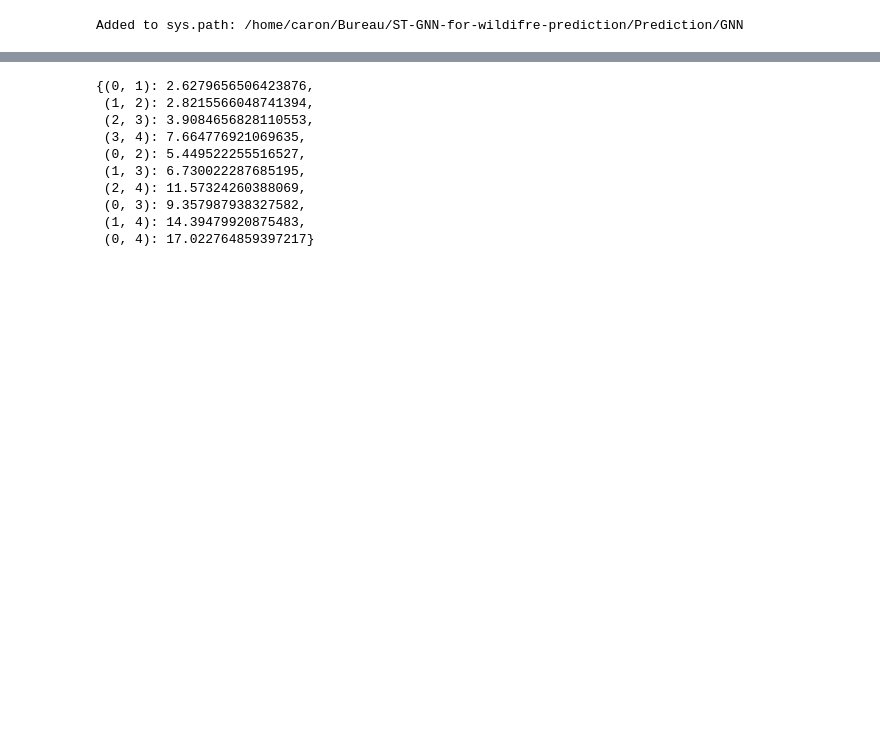
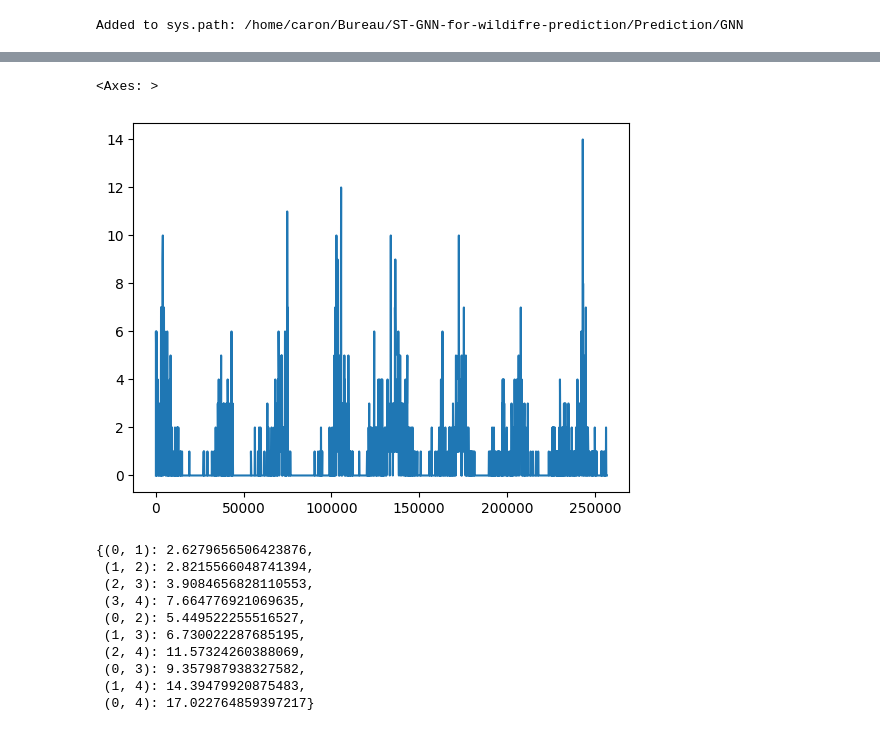
Before and after one commit to NicolasCaronPro/ST-GNN-for-wildifre-prediction, a Jupyter notebook: Prediction/risk_evaluation_bdiff.ipynb, the cells around one changed output, grey strips where cells are left out. Drawn from its saved outputs; the diff is of its cells as text; code cells hidden in the pictures; blank space fills up the shorter version.

```diff
--- a/Prediction/risk_evaluation_bdiff.ipynb
+++ b/Prediction/risk_evaluation_bdiff.ipynb
@@ -491,3 +494,8 @@ IndexError: cannot do a non-empty take from an empty axes.
+# %%
+df[df['departement'] == 13]['nbsinister'].plot()
+# %% [output]
+<Axes: >
+[figure, added]
 # %%
 scorers['Fire'].pair_mean_deltas
 # %% [output]
```
Also changed, not shown: parts of 6 cells of this notebook, 12 other files.
